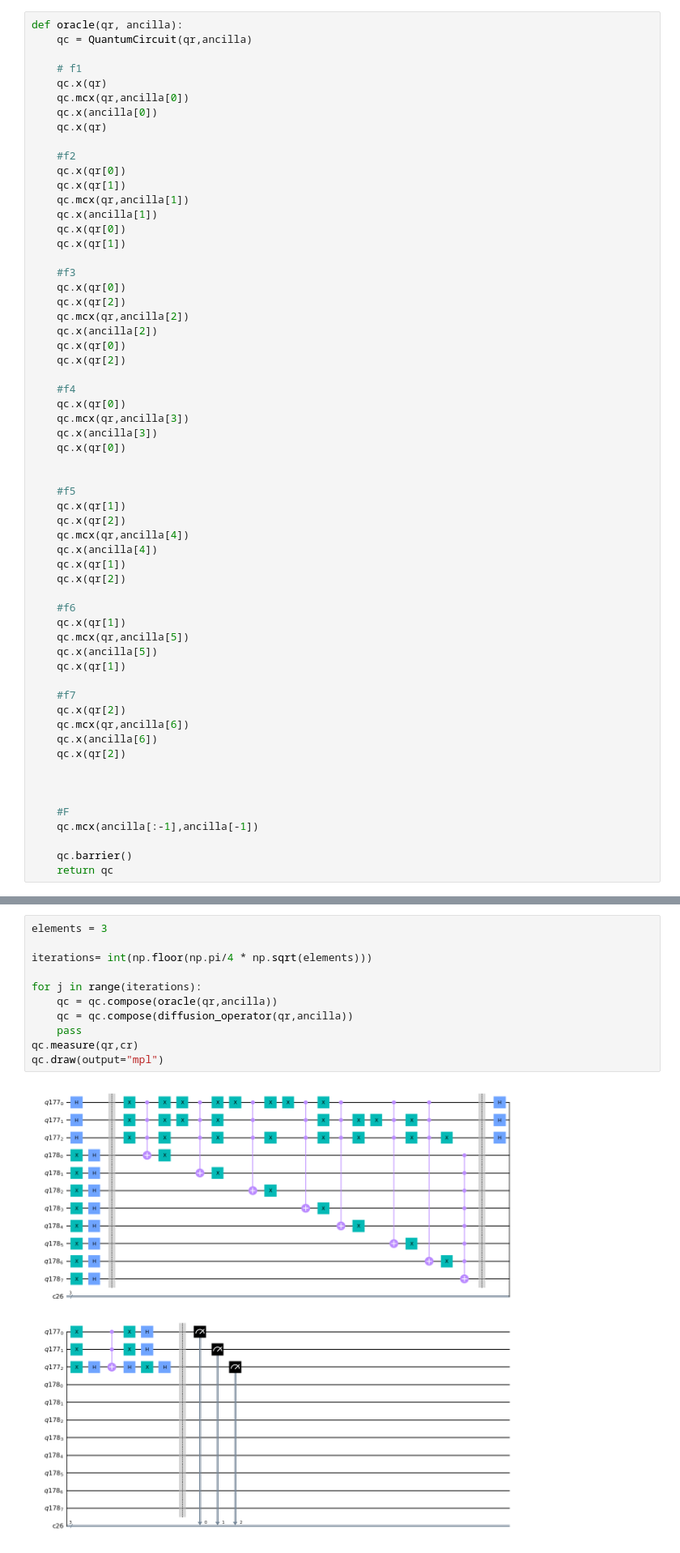
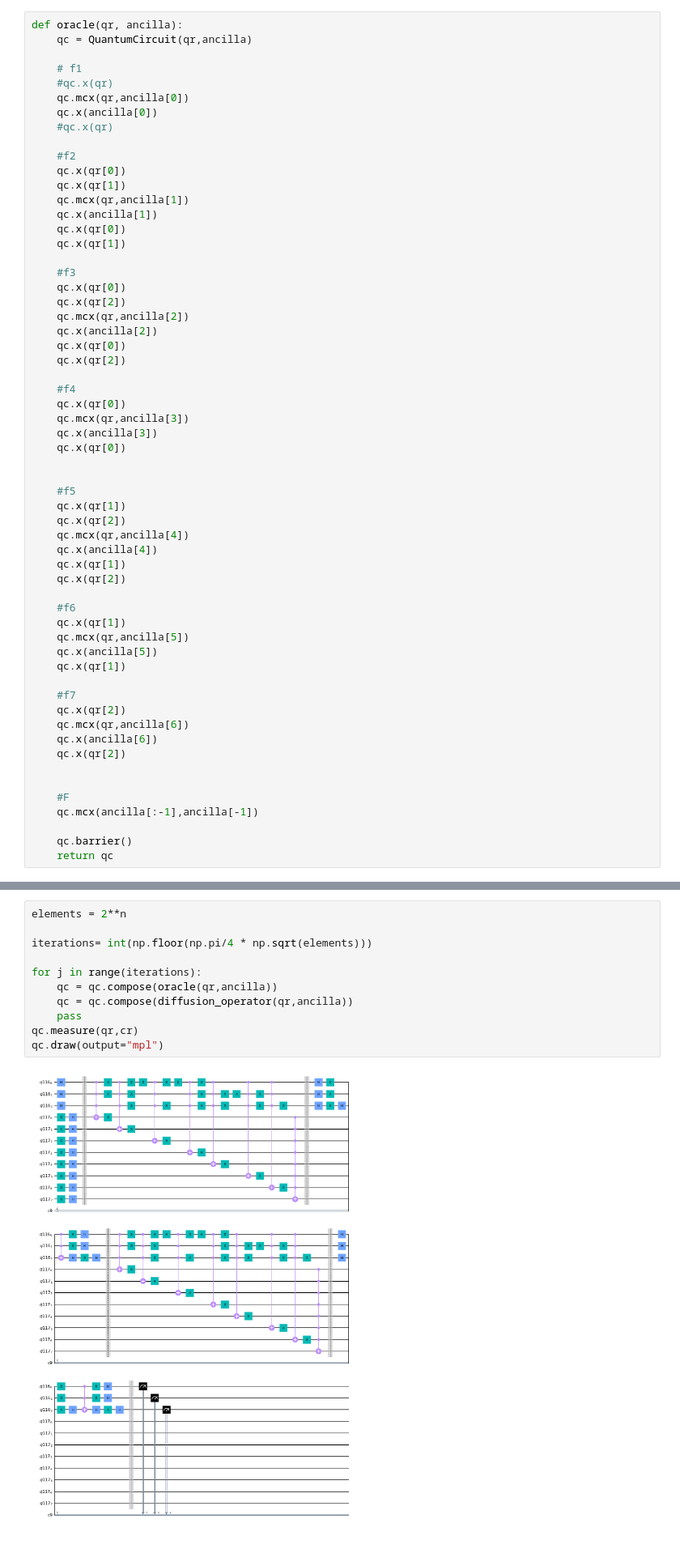
Before and after one commit to zoisper/IC-Projeto, a Jupyter notebook: Projeto.ipynb, the cells around one changed output, grey strips where cells are left out. Shown: that part at 81% size. Saved outputs shown, nothing was run; the diff lists cells and outputs as text.

```diff
--- a/Projeto.ipynb
+++ b/Projeto.ipynb
@@ -74,10 +79,10 @@ def oracle(qr, ancilla):
     qc = QuantumCircuit(qr,ancilla)
 
     # f1
-    qc.x(qr)
+    #qc.x(qr)
     qc.mcx(qr,ancilla[0])
     qc.x(ancilla[0])
-    qc.x(qr)
+    #qc.x(qr)
 
     #f2
     qc.x(qr[0])
@@ -123,7 +128,6 @@ def oracle(qr, ancilla):
     qc.x(qr[2])
 
 
-
     #F
     qc.mcx(ancilla[:-1],ancilla[-1])
 
@@ -161,16 +165,16 @@ qc.draw("mpl")
 # %%
-elements = 3
+elements = 2**n
 
 iterations= int(np.floor(np.pi/4 * np.sqrt(elements)))
 
 for j in range(iterations):
     qc = qc.compose(oracle(qr,ancilla))
     qc = qc.compose(diffusion_operator(qr,ancilla))
     pass
 qc.measure(qr,cr)
 qc.draw(output="mpl")
 # %% [output]
-[figure, old version]
+[figure, new version]
 # %%
 counts = execute_circuit(qc)
 plot_histogram(counts)
```
Also changed, not shown: parts of 24 cells of this notebook, 1 other file.
